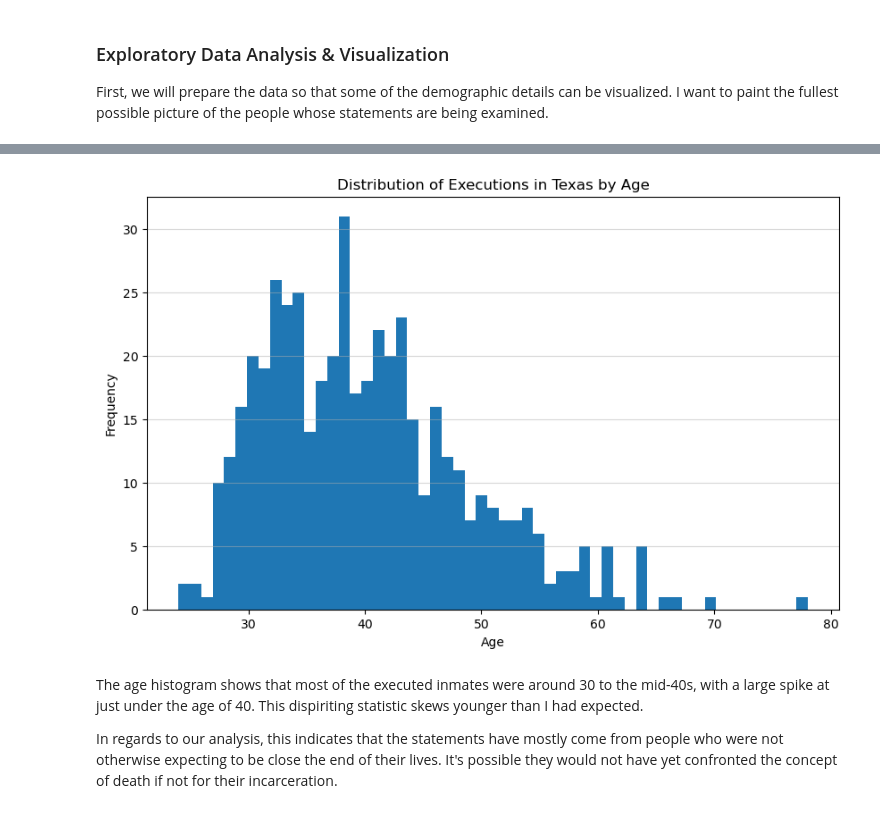
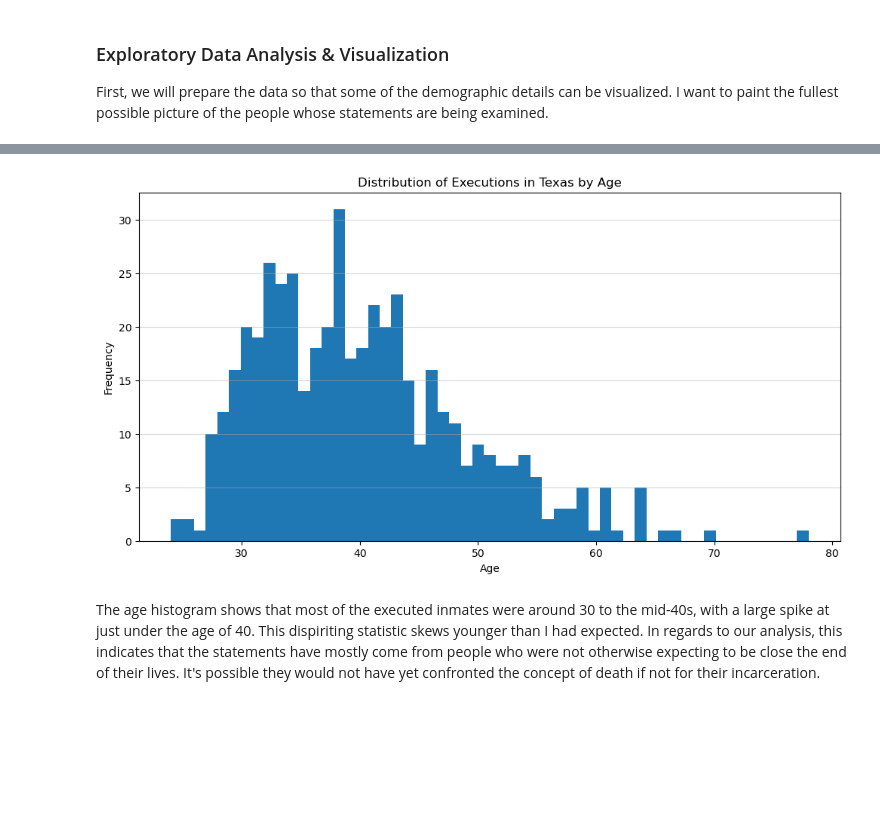
Before and after one commit to stephbc/DATA620_Summer2025, a Jupyter notebook: final.ipynb, the cells around one changed output, grey strips where cells are left out. Cells and saved outputs as stored; diff of their text form; code cells hidden in the pictures; blank space fills up the shorter version.

Commit message:
bp graph

```diff
--- a/final.ipynb
+++ b/final.ipynb
@@ -175,18 +152,16 @@ None
 # %%
 import matplotlib.pyplot as plt
 
-plt.figure(figsize=(10, 6))
+plt.figure(figsize=(12, 6))
 plt.hist(dr_df['age'], bins=55)
 plt.title('Distribution of Executions in Texas by Age')
 plt.xlabel('Age')
 plt.ylabel('Frequency')
 plt.grid(axis='y', alpha=0.5)
 plt.show()
 # %% [output]
-[figure, old version]
+[figure, new version]
 # %% [markdown]
-The age histogram shows that most of the executed inmates were around 30 to the mid-40s, with a large spike at just under the age of 40. This dispiriting statistic skews younger than I had expected.
-
-In regards to our analysis, this indicates that the statements have mostly come from people who were not otherwise expecting to be close the end of their lives. It's possible they would not have yet confronted the concept of death if not for their incarceration.
+The age histogram shows that most of the executed inmates were around 30 to the mid-40s, with a large spike at just under the age of 40. This dispiriting statistic skews younger than I had expected. In regards to our analysis, this indicates that the statements have mostly come from people who were not otherwise expecting to be close the end of their lives. It's possible they would not have yet confronted the concept of death if not for their incarceration.
 # %%
 dr_df['statement_length'] = dr_df['statement'].apply(lambda x: len(x.split()))
```
Also changed, not shown: parts of 16 cells of this notebook, 1 other file.
